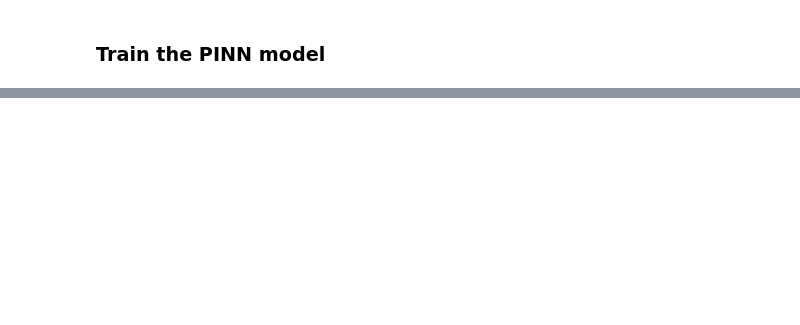
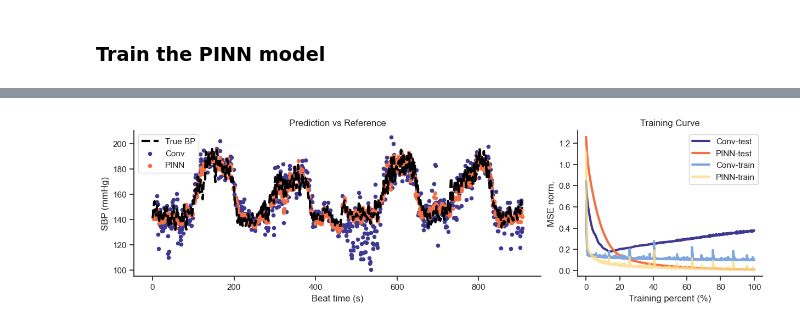
Before and after one commit to Ezio660914/pinn-for-physiological-timeseries, a Jupyter notebook: main.ipynb, the cells around one changed output, grey strips where cells are left out. Drawn from its saved outputs; the diff is of its cells as text; code cells hidden in the pictures; blank space fills up the shorter version.

```diff
--- a/main.ipynb
+++ b/main.ipynb
@@ -22,7 +25,8 @@ def model_DNN(N_INPUT, N_FEAT=1, N_EXT=100):
 
     # Define the 1D CNN for NN feature extraction
     # The input tensor is first expanded by one dimension (from 1D to 2D) to be compatible with the Conv1D layer
-    cnn1_1 = tf.keras.layers.Conv1D(32, 5, activation='relu')(tf.keras.backend.expand_dims(inp_beat, axis=-1))
+
+    cnn1_1 = tf.keras.layers.Conv1D(32, 5, activation='relu')(tf.keras.layers.Lambda(lambda x: tf.keras.backend.expand_dims(x, axis=-1))(inp_beat))
     cnn1_2 = tf.keras.layers.Conv1D(64, 3, activation='relu')(cnn1_1)
     mp_cnn1 = tf.keras.layers.MaxPooling1D(pool_size=3, strides=1)(cnn1_2)
     fl_cnn1 = tf.keras.layers.Flatten()(mp_cnn1)
@@ -235,7 +248,7 @@ for epoch in range(epochs):
         # Traditional out
         yh = model_dnn_conv(inp_comb, training=True)
         loss_ini = yh - train_out
-        loss = K.mean(K.square(loss_ini))
+        loss = tf.reduce_mean(tf.square(loss_ini))
 
     grads = tape.gradient(loss, model_dnn_conv.trainable_weights)
 
@@ -246,7 +259,7 @@ for epoch in range(epochs):
     pred_out = model_dnn_conv(inp_comb_test)
 
     test_loss_ini = pred_out - test_out
-    test_loss = K.mean(K.square(test_loss_ini))
+    test_loss = tf.reduce_mean(tf.square(test_loss_ini))
     test_loss_list_conv.append(float(test_loss))
 
     # If the training loss reaches a minimum value of 0.01, or the maximum number of epochs is reached, the training process is stopped
@@ -281,7 +292,7 @@ for epoch in range(epochs):
         # Traditional out
         yh = model_dnn_pinn(inp_comb, training=True)
         loss_ini = yh - train_out
-        loss = K.mean(K.square(loss_ini))
+        loss = tf.reduce_mean(tf.square(loss_ini))
 
         # Additional tf.GradientTape contexts are used to compute the derivatives of the model's predictions with respect to the features
         with tf.GradientTape() as deriv_f1:
@@ -308,7 +319,7 @@ for epoch in range(epochs):
                         )
 
         physics_loss_ini = pred_physics - yhp[1:, 0]
-        physics_loss = K.mean(K.square(tf.gather_nd(physics_loss_ini, indices=np.array(ix_all[:-1])[:, None])))
+        physics_loss = tf.reduce_mean(tf.square(tf.gather_nd(physics_loss_ini, indices=np.array(ix_all[:-1])[:, None])))
 
         # The total loss is computed as the sum of the initial loss and ten times the physics-based loss
         # The physics-based loss is multiplied by a factor of ten to emphasize its importance in the loss function
@@ -322,7 +333,7 @@ for epoch in range(epochs):
 
     pred_out = model_dnn_pinn(inp_comb_test)
     test_loss_ini = pred_out - test_out
-    test_loss = K.mean(K.square(test_loss_ini))
+    test_loss = tf.reduce_mean(tf.square(test_loss_ini))
     test_loss_list_pinn.append(float(test_loss))
 
     # If the training loss reaches a minimum value of 0.01, or the maximum number of epochs is reached, the training process is stopped
@@ -372,0 +395,29 @@ show(row(s, s2))
+# %%
+color = ["#403990", "#F46F43", "#80A6E2", "#FBDD85", "#CF3D3E", ]
+cm = LinearSegmentedColormap.from_list("color", color, len(color))
+color = [cm(i) for i in range(cm.N)]
+sns.set_theme(style="ticks", palette=color)
+plt.rcParams['font.family'] = 'Arial'
+# %%
+fig = plt.figure(figsize=(20, 20))
+ax1 = plt.subplot2grid((5, 4), (0, 0), 1, 2)
+ax1.set_title("Prediction vs Reference")
+ax1.plot(np.arange(len(df_demo_data)), np.concatenate(scaler_out.inverse_transform(all_out[:, 0][:, None])), linewidth=3, color='black', alpha=1, linestyle='--', label='True BP')
+ax1.scatter(ix_test, np.concatenate(scaler_out.inverse_transform(np.concatenate(model_dnn_conv(inp_comb_test))[:, None])), s=20, label='Conv.')
+ax1.scatter(ix_test, np.concatenate(scaler_out.inverse_transform(np.concatenate(model_dnn_pinn(inp_comb_test))[:, None])), s=20, label='PINN')
+ax1.set_xlabel('Beat time (s)')
+ax1.set_ylabel('SBP (mmHg)')
+ax1.legend(loc='upper left')
+
+ax2 = plt.subplot2grid((5, 4), (0, 2), 1, 1)
+ax2.set_title("Training Curve")
+ax2.plot(np.linspace(0, 100, len(test_loss_list_conv)), test_loss_list_conv, linewidth=3, label='Conv-test')
+ax2.plot(np.linspace(0, 100, len(loss_list_conv)), loss_list_conv, linewidth=3, label='PINN-test')
+ax2.plot(np.linspace(0, 100, len(test_loss_list_pinn)), test_loss_list_pinn, linewidth=3, label='Conv-train')
+ax2.plot(np.linspace(0, 100, len(loss_list_pinn)), loss_list_pinn, linewidth=3, alpha=0.8, label='PINN-train')
+ax2.set_xlabel('Training percent (%)')
+ax2.set_ylabel('MSE norm.')
+ax2.legend()
+sns.despine()
+# %% [output]
+[figure, added]
```
Also changed, not shown: parts of 9 cells of this notebook, 1 other file.
